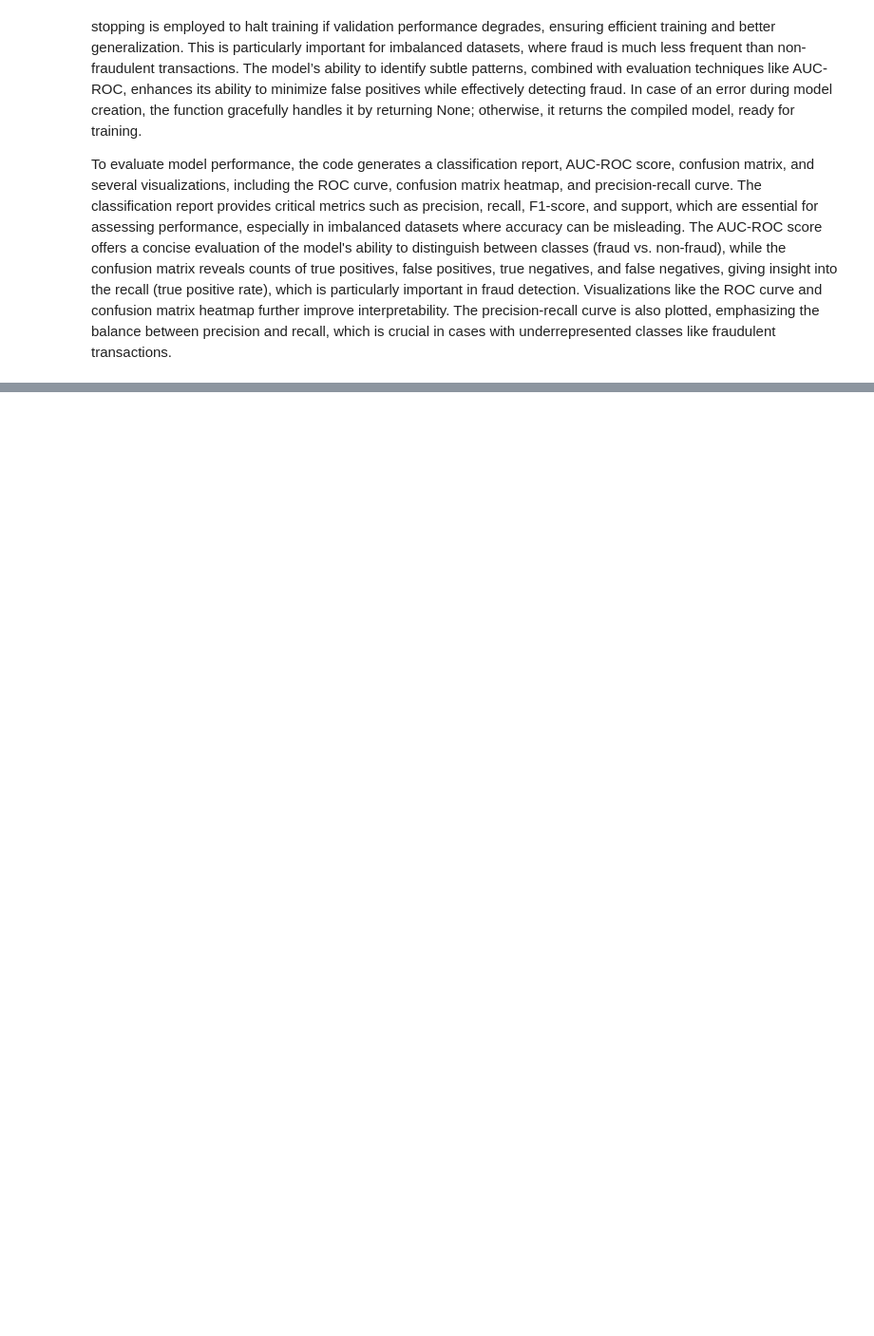
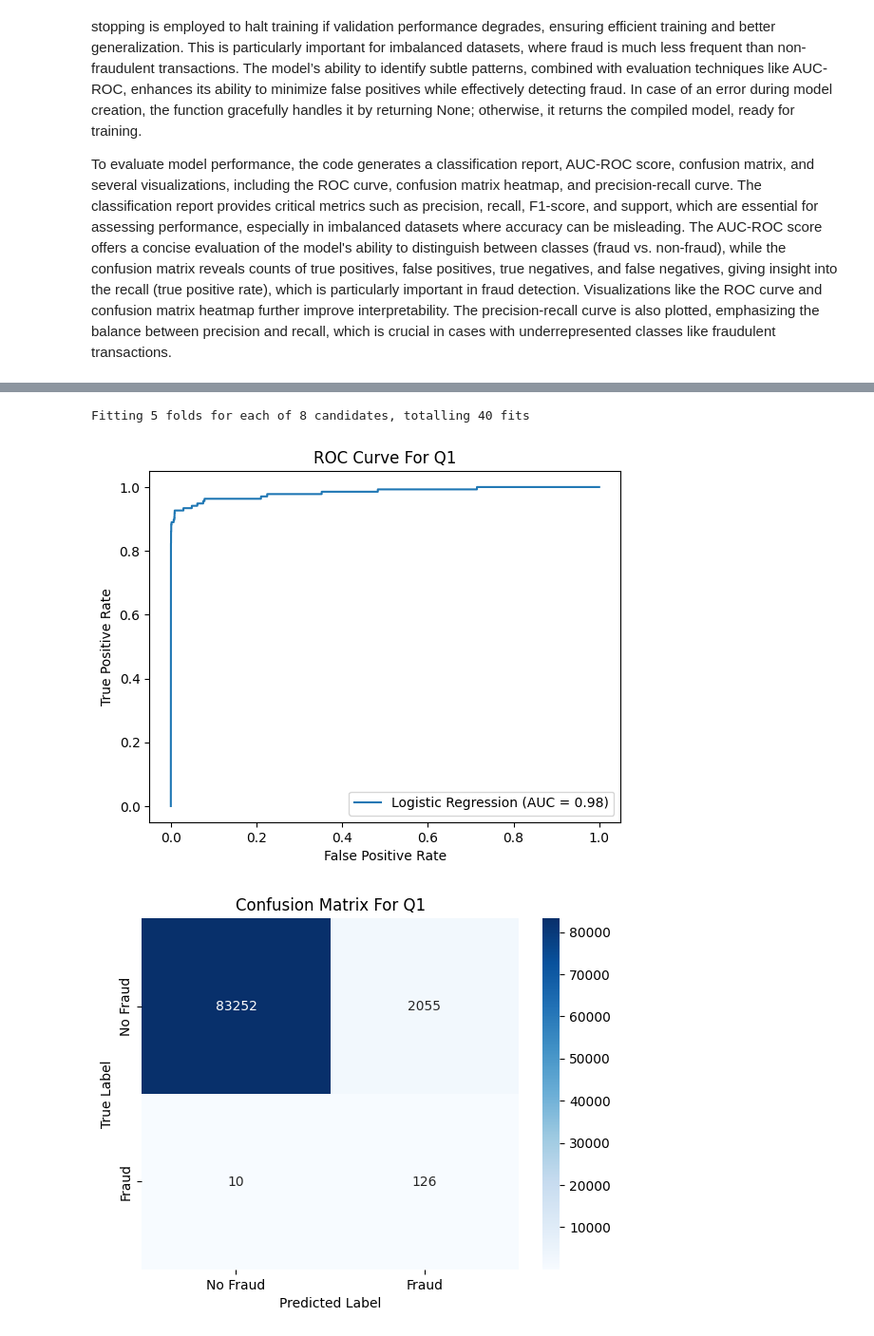
Before and after one commit to ghaithmusa0502/UP2089173-Credit-Card-Fraud-Detection, a Jupyter notebook: py/Q2_folder/Q2.ipynb, the cells around one changed output, grey strips where cells are left out. Shown at 95% size. Cells and saved outputs as stored; diff of their text form; code cells hidden in the pictures; blank space fills up the shorter version.

```diff
--- a/py/Q2_folder/Q2.ipynb
+++ b/py/Q2_folder/Q2.ipynb
@@ -216,0 +216,67 @@ To evaluate model performance, the code generates a classification report, AUC-R
+# %%
+from sklearn.linear_model import LogisticRegression
+from sklearn.model_selection import GridSearchCV
+from sklearn.metrics import make_scorer, f1_score
+from sklearn.metrics import  auc
+
+X_train, X_test, y_train, y_test = train_test_split(X_scaled, y, test_size=0.3, random_state=42)
+
+param_grid = {
+    'C': [0.01, 0.1, 1, 10],
+    'solver': ['liblinear', 'lbfgs']
+}
+
+f1_scorer = make_scorer(f1_score, pos_label=1)
+
+grid_search = GridSearchCV(
+    estimator=LogisticRegression(class_weight='balanced', random_state=42),
+    param_grid=param_grid,
+    scoring={'roc_auc': 'roc_auc', 'f1': f1_scorer},
+    refit='roc_auc',
+    cv=5,
+    verbose=1,
+    n_jobs=-1
+)
+
+grid_search.fit(X_train, y_train)
+
+best_model = grid_search.best_estimator_
+y_pred = best_model.predict(X_test)
+y_proba = best_model.predict_proba(X_test)[:, 1]
+
+
+conf_matrix = confusion_matrix(y_test, y_pred)
+true_positive_rate = (conf_matrix[1, 1] / (conf_matrix[1, 0] + conf_matrix[1, 1])) * 100
+
+
+fpr, tpr, thresholds = roc_curve(y_test, y_proba)
+auc_roc = auc(fpr, tpr)
+
+
+plt.plot(fpr, tpr, label=f'Logistic Regression (AUC = {auc_roc:.2f})')
+plt.xlabel('False Positive Rate')
+plt.ylabel('True Positive Rate')
+plt.title('ROC Curve For Q1')
+plt.legend()
+plt.show()
+
+sns.heatmap(conf_matrix, annot=True, fmt='d', cmap='Blues',
+            xticklabels=['No Fraud', 'Fraud'], yticklabels=['No Fraud', 'Fraud'])
+plt.title('Confusion Matrix For Q1')
+plt.ylabel('True Label')
+plt.xlabel('Predicted Label')
+plt.show()
+
+precision, recall, thresholds = precision_recall_curve(y_test, y_proba)
+
+
+plt.plot(recall, precision, label='Precision-Recall Curve')
+plt.xlabel('Recall')
+plt.ylabel('Precision')
+plt.title('Precision-Recall Curve For Q1')
+plt.legend()
+plt.show()
+# %% [output]
+Fitting 5 folds for each of 8 candidates, totalling 40 fits
+[figure, added]
+[figure, added]
```
Also changed, not shown: parts of 4 cells of this notebook, 3 other files.
